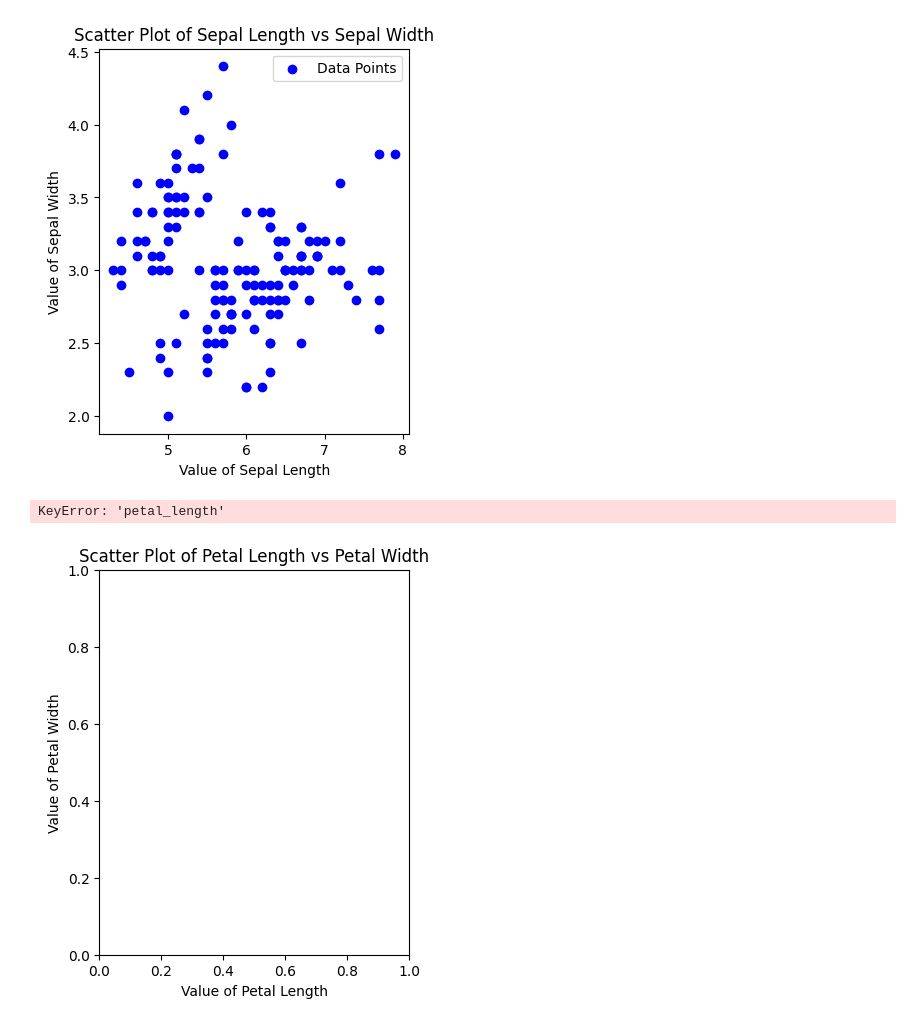
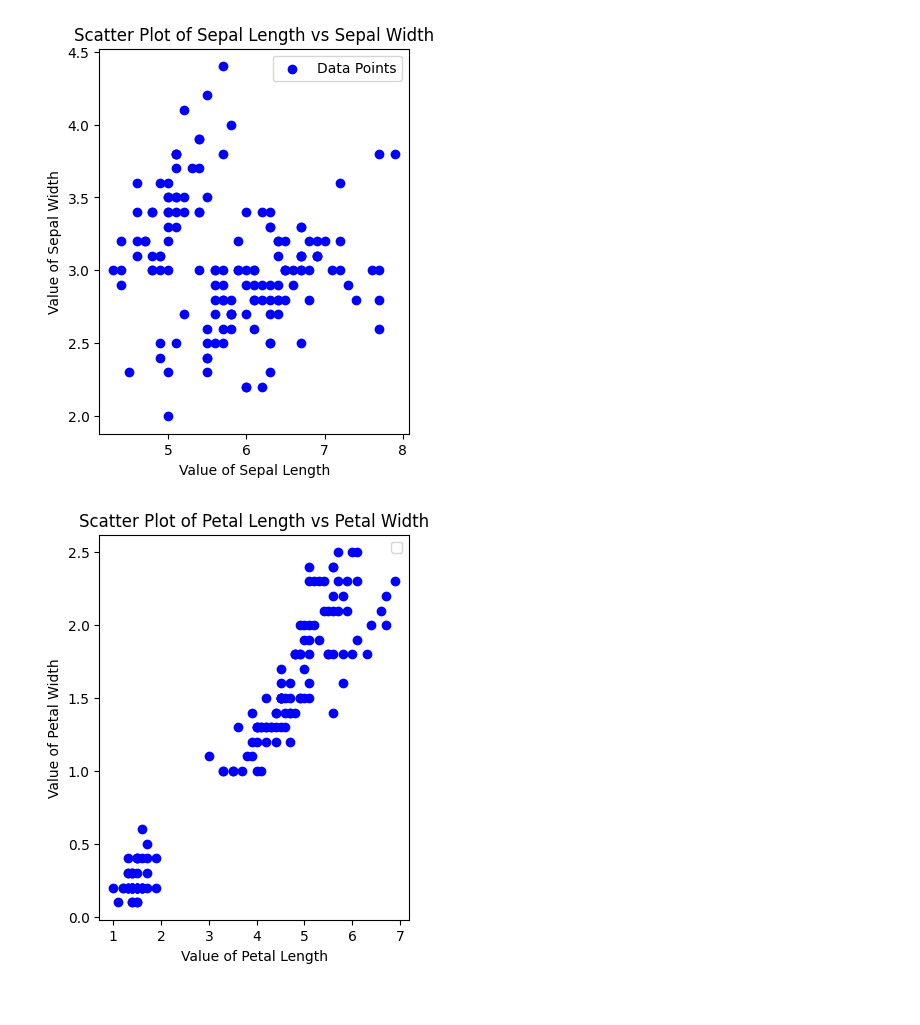
Before and after one commit to Ep82Ifaz/Irish-visualization, a Jupyter notebook: Shit.ipynb, the cells around one changed output. Cells and saved outputs as stored; diff of their text form; code cells hidden in the pictures.

Commit message:
new graphs

```diff
--- a/Shit.ipynb
+++ b/Shit.ipynb
@@ -194,11 +174,10 @@ plt.show()
 # %%
 plt.figure(figsize=(4,5))
 plt.xlabel('Value of Petal Length')
 plt.ylabel('Value of Petal Width')
 plt.title('Scatter Plot of Petal Length vs Petal Width')
-plt.scatter(df['petal_length'], df['petal_width'], c='blue')
+plt.scatter(df1['petal_length'], df1['petal_width'], c='blue')
 plt.legend()
 plt.show()
 # %% [output]
-KeyError: 'petal_length'
-[figure, old version]
+[figure, new version]
```
Also changed, not shown: parts of 6 cells of this notebook.
